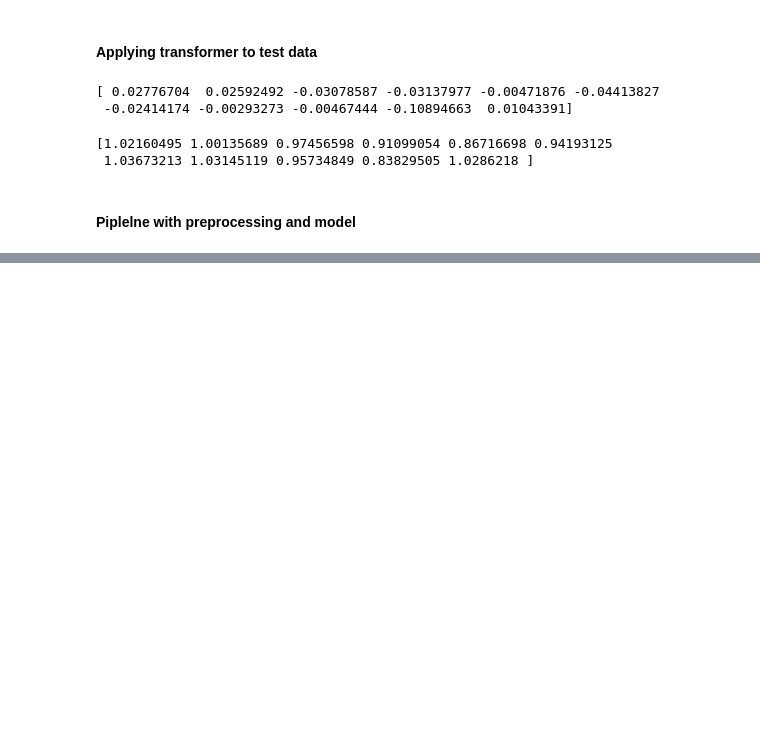
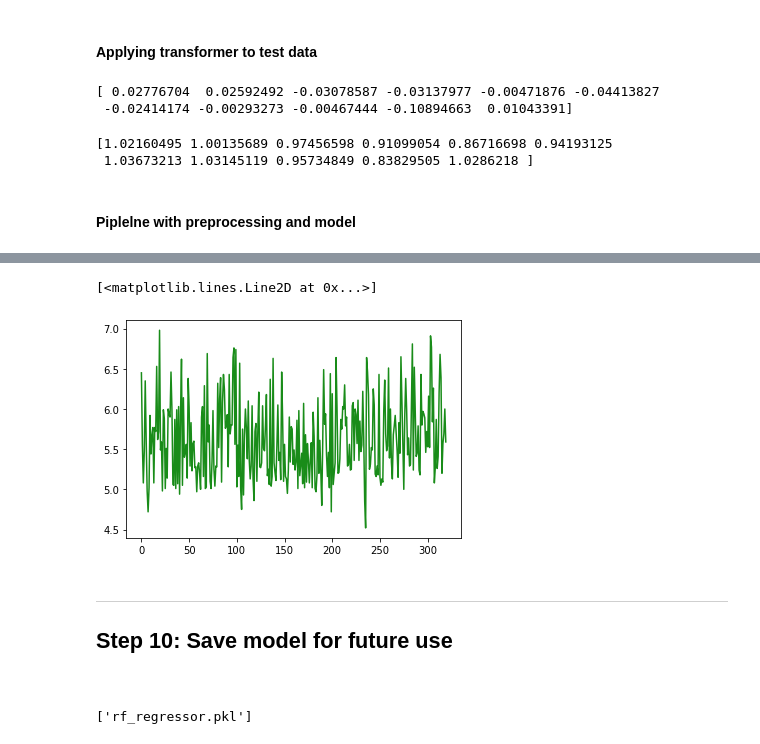
Before and after one commit to PJFinnerty/Machine-Learning-and-Statistics, a Jupyter notebook: Research.ipynb, the cells around one changed output, grey strips where cells are left out. Drawn from its saved outputs; the diff is of its cells as text; code cells hidden in the pictures; blank space fills up the shorter version.

```diff
--- a/Research.ipynb
+++ b/Research.ipynb
@@ -460,0 +550,2 @@ pipeline = make_pipeline(preprocessing.StandardScaler(),
+# %%
+y_pred = clf.predict(X_test)
@@ -460,0 +605,20 @@ pipeline = make_pipeline(preprocessing.StandardScaler(),
+# %%
+# Plot test data and training data on scatterplots
+plt.plot(y_pred, color='g', label="Training Data", alpha=0.9)
+#plt.scatter(X_test, y_test, color='y', label="Test Data", alpha=0.9)
+
+# Plot zipped data for regression line and format with labels, legend
+# and title
+# %% [output]
+[<matplotlib.lines.Line2D at 0x...>]
+[figure, added]
+# %% [markdown]
+***
+
+## Step 10: Save model for future use
+
+<br>
+# %%
+joblib.dump(clf, 'rf_regressor.pkl')
+# %% [output]
+['rf_regressor.pkl']
```
Also changed, not shown: parts of 108 cells of this notebook, 1 other file.
